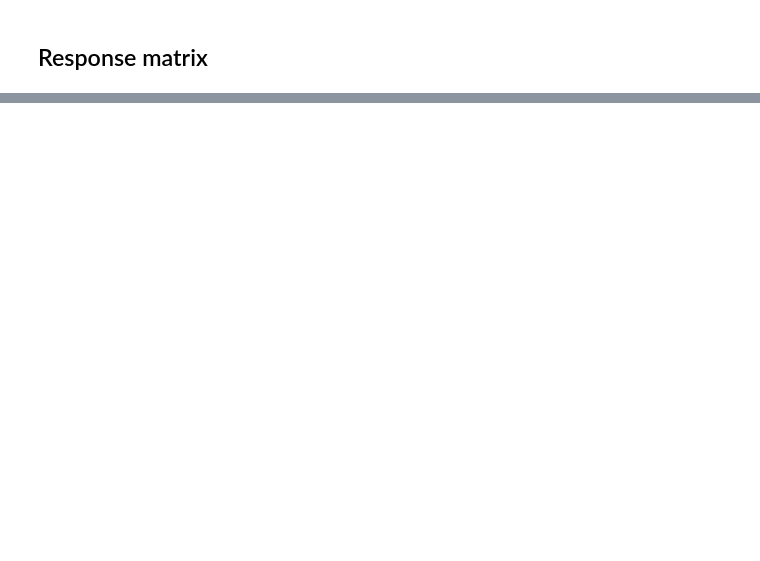
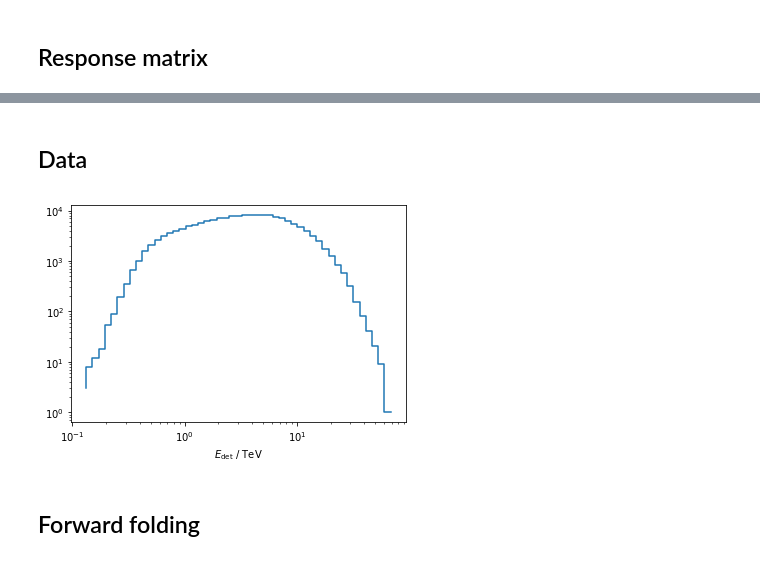
Before and after one commit to cescalara/instrument_response, a Jupyter notebook: instrument_response_example.ipynb, the cells around one changed output, grey strips where cells are left out. Cells and saved outputs as stored; diff of their text form; code cells hidden in the pictures; blank space fills up the shorter version.

Commit message:
Add forward folding example

```diff
--- a/instrument_response_example.ipynb
+++ b/instrument_response_example.ipynb
@@ -56,0 +66,21 @@ h, _, _, _ = ax.hist2d(np.log10(true_energy), np.log10(detected_energy), bins=[5
+# %% [markdown]
+## Data
+# %%
+with h5py.File('output/data.h5', 'r') as f:
+    detected_energy = f['detected_energy'].value
+
+channels = response.detected_energy_bins
+dE = np.diff(channels)
+
+# convert energies to rate
+dN_dtdE, _ = np.histogram(detected_energy, bins=channels)
+
+fig, ax = plt.subplots()
+ax.step(channels[:-1], dN_dtdE, where='pre')
+ax.set_xscale('log')
+ax.set_yscale('log')
+ax.set_xlabel('$E_\mathrm{det}$ / TeV');
+# %% [output]
+[figure, added]
+# %% [markdown]
+## Forward folding
```
Also changed, not shown: parts of 11 cells of this notebook, 2 other files.
